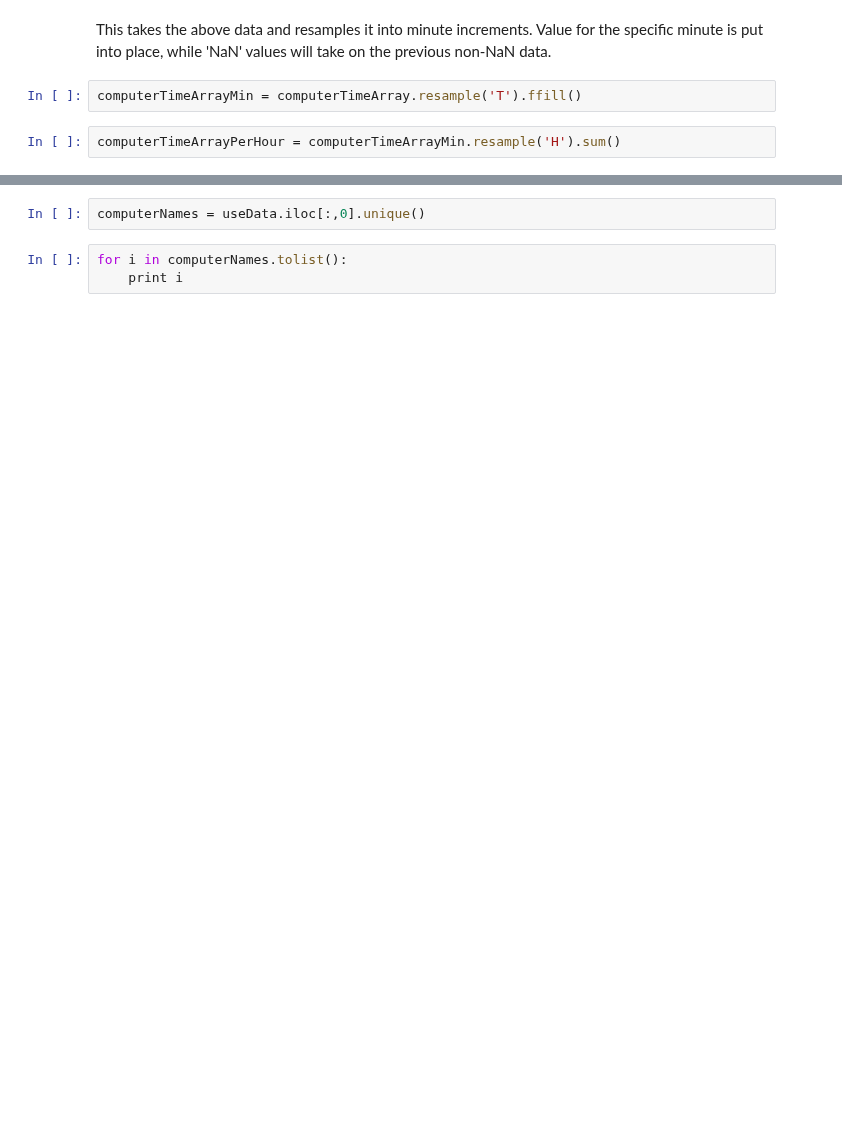
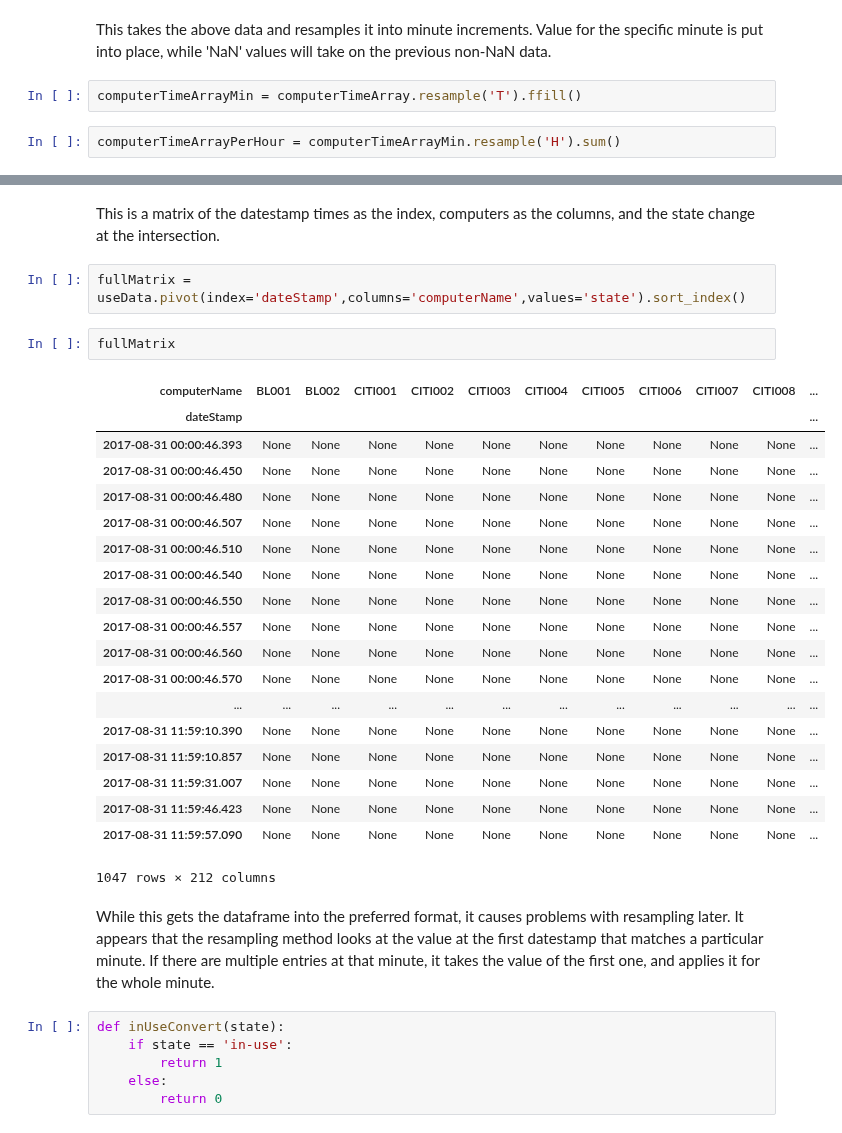
Before and after one commit to UNCG-CSE/Library-Computer-Usage-Analysis, a Jupyter notebook: src/LibraryData.ipynb, the cells around one changed output, grey strips where cells are left out. Drawn from its saved outputs; the diff is of its cells as text; blank space fills up the shorter version.

Commit message:
Pivot rows to columns
Working with pivot to move computernames to column heads. Still having difficulty with proper interpretation of resample.

```diff
--- a/src/LibraryData.ipynb
+++ b/src/LibraryData.ipynb
@@ -63,5 +137,34 @@ computerTimeArrayPerHour
-# %%
-computerNames = useData.iloc[:,0].unique()
-# %%
-for i in computerNames.tolist():
-    print i
+# %% [markdown]
+This is a matrix of the datestamp times as the index, computers as the columns, and the state change at the intersection.
+# %%
+fullMatrix = useData.pivot(index='dateStamp',columns='computerName',values='state').sort_index()
+# %%
+fullMatrix
+# %% [output]
+| computerName | BL001 | BL002 | CITI001 | CITI002 | CITI003 | CITI004 | CITI005 | CITI006 | CITI007 | CITI008 | ... |
+| dateStamp |  |  |  |  |  |  |  |  |  |  | ... |
+| 2017-08-31 00:00:46.393 | None | None | None | None | None | None | None | None | None | None | ... |
+| 2017-08-31 00:00:46.450 | None | None | None | None | None | None | None | None | None | None | ... |
+| 2017-08-31 00:00:46.480 | None | None | None | None | None | None | None | None | None | None | ... |
+| 2017-08-31 00:00:46.507 | None | None | None | None | None | None | None | None | None | None | ... |
+| 2017-08-31 00:00:46.510 | None | None | None | None | None | None | None | None | None | None | ... |
+| 2017-08-31 00:00:46.540 | None | None | None | None | None | None | None | None | None | None | ... |
+| 2017-08-31 00:00:46.550 | None | None | None | None | None | None | None | None | None | None | ... |
+| 2017-08-31 00:00:46.557 | None | None | None | None | None | None | None | None | None | None | ... |
+| 2017-08-31 00:00:46.560 | None | None | None | None | None | None | None | None | None | None | ... |
+| 2017-08-31 00:00:46.570 | None | None | None | None | None | None | None | None | None | None | ... |
+| ... | ... | ... | ... | ... | ... | ... | ... | ... | ... | ... | ... |
+| 2017-08-31 11:59:10.390 | None | None | None | None | None | None | None | None | None | None | ... |
+| 2017-08-31 11:59:10.857 | None | None | None | None | None | None | None | None | None | None | ... |
+| 2017-08-31 11:59:31.007 | None | None | None | None | None | None | None | None | None | None | ... |
+| 2017-08-31 11:59:46.423 | None | None | None | None | None | None | None | None | None | None | ... |
+| 2017-08-31 11:59:57.090 | None | None | None | None | None | None | None | None | None | None | ... |
+1047 rows × 212 columns
+# %% [markdown]
+While this gets the dataframe into the preferred format, it causes problems with resampling later. It appears that the resampling method looks at the value at the first datestamp that matches a particular minute. If there are multiple entries at that minute, it takes the value of the first one, and applies it for the whole minute.
+# %%
+def inUseConvert(state):
+    if state == 'in-use':
+        return 1
+    else:
+        return 0
```
Also changed, not shown: parts of 12 cells of this notebook, 1 other file.
